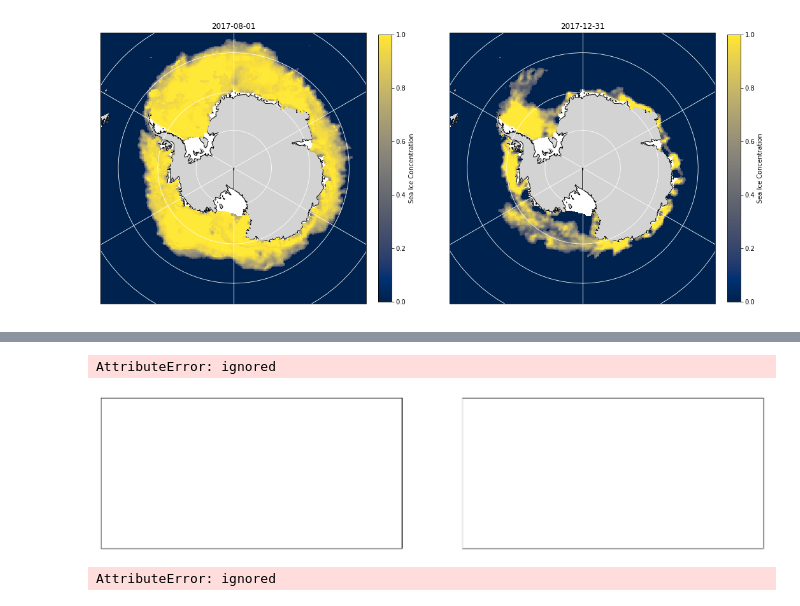
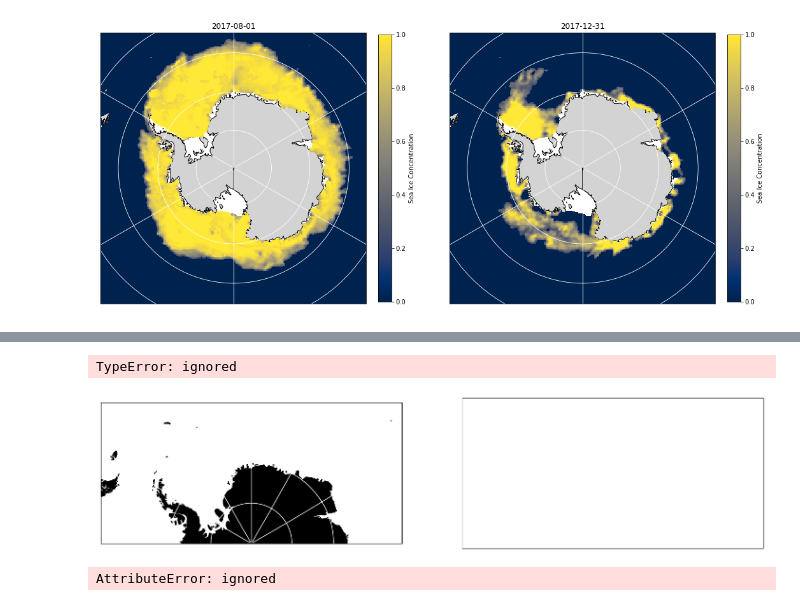
Before and after one commit to explaureart/2023_Intro_Python, a Jupyter notebook: W2_S2.ipynb, the cells around one changed output, grey strips where cells are left out. Saved outputs shown, nothing was run; the diff lists cells and outputs as text; code cells hidden in the pictures.

```diff
--- a/W2_S2.ipynb
+++ b/W2_S2.ipynb
@@ -201,18 +197,39 @@ Successfully installed cftime-1.6.2 netCDF4-1.6.4
 Downloading data from 'https://unils-my.sharepoint.com/:u:/g/personal/tom_beucler_unil_ch/EREWA38Rs-FFslQd4yKZBAsBF8m9yLzeJKEAN5gSz7LLFw?download=1' to file '/root/.cache/pooch/4793ec2c797cca1db488083 ...
 Downloading data from 'https://unils-my.sharepoint.com/:u:/g/personal/tom_beucler_unil_ch/Ea_2umrDTkhCrN--th4nuokBMcnVlxGshiyUq2eSpvhlTQ?download=1' to file '/root/.cache/pooch/db51a5908d480d5c978bbb9 ...
-# %%
-import matplotlib.pyplot as plt
-#import cartopy.feature as cfeature
-import numpy as np
-
-fig,ax = plt.subplots(1,2,figsize=(18, 12),subplot_kw={'projection': ccrs.TransverseMercator()})
-# The rest doesn't change:
-ax[:].set_extent([-180, 180, -90, -55], ccrs.PlateCarree())
-ax[_].______________(cartopy.______.____, edgecolor='___',facecolor='________')
-ax[_].gridlines(lw=_,color='_')
-# %% [output]
-AttributeError: ignored
-[figure, removed]
+# %%
+import matplotlib.pyplot as plt
+#import cartopy.feature as cfeature
+import numpy as np
+
+fig,ax = plt.subplots(1,2,figsize=(18, 12),subplot_kw={'projection': ccrs.TransverseMercator()})
+# The rest doesn't change:
+ax[0].set_extent([-180, 180, -90, -55], ccrs.PlateCarree())
+ax[0].add_feature(cartopy.feature.LAND, edgecolor='k',facecolor='k')
+ax[0].gridlines(lw=1,color='w')
+######################################################################################################################################################
+
+######################################################################################################################################################
+# Add Contours
+# Hint: X (Y) data in the pcolormesh should be the longitude and latitude of the sea ice data.
+# Hint: Check the shape of the var_toplot1, var_toplot2 before plotting
+# Hint: longitude and latitude can be accessed with seaice1.variables['longitude'][:], seaice1.variables['latitude'][:]
+# Hint: Check this website: https://matplotlib.org/stable/tutorials/colors/colormaps.html for available colormaps
+######################################################################################################################################################
+ice = ax[0].pcolormesh(seaice1.variables['longitude'][:], seaice1.variables['latitude'][:], np.ma.masked_greater(var_toplot1[0],1), transform=ccrs.PlateCarree,vmin=0,vmax=1,cmap='Blues')
+plt.colorbar(ice,ax=ax[0],fraction=0.046, pad=0.04,label='Sea ice concentration')
+ax[0].set_title('2017-08-01')
+
+ax[1].set_extent([-180, 180, -90, -55], ccrs.PlateCarree())
+ax[1].add_feature(cartopy.feature.LAND, edgecolor='k',facecolor='darkgray')
+ax[1].gridlines(lw=2,color='w')
+
+ices = ax[1].pcolormesh(seaice2.variables['longitude'][:], seaice2.variables['latitude'][:], np.ma.masked_greater(var_toplot2[0],1), transform=ccrs.PlateCarree,vmin=0,vmax=1,cmap='Blues')
+plt.colorbar(ices,ax=ax[1],label='Sea ice concentration',fraction=0.046, pad=0.04)
+ax[1].set_title('2017-12-31')
+plt.show()
+# %% [output]
+TypeError: ignored
+[figure, added]
 # %%
 import matplotlib.pyplot as plt
 #import cartopy.feature as cfeature
```
Also changed, not shown: parts of 4 cells of this notebook.
